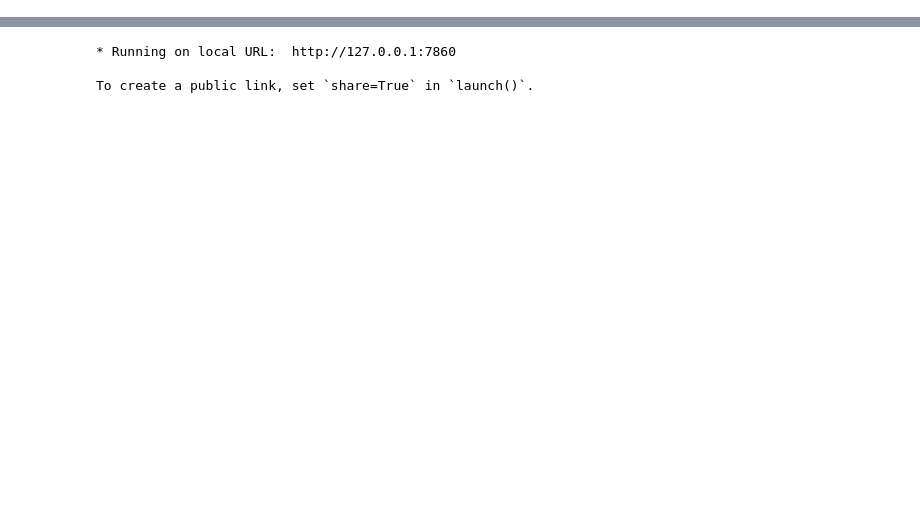
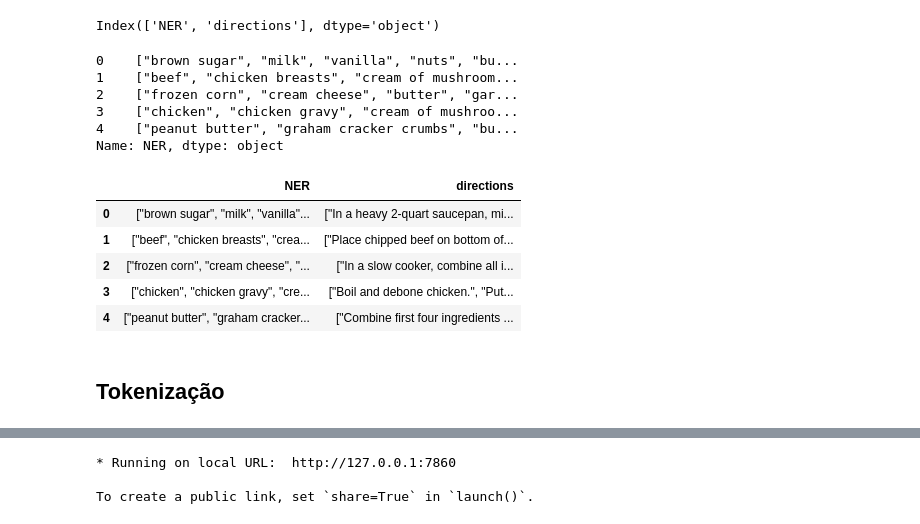
Before and after one commit to Malu-L/Projeto.NLP-2024, a Jupyter notebook: main.ipynb, the cells around one changed output, grey strips where cells are left out. Drawn from its saved outputs; the diff is of its cells as text; code cells hidden in the pictures; blank space fills up the shorter version.

```diff
--- a/main.ipynb
+++ b/main.ipynb
@@ -3,0 +16,5 @@
+# %%
+import pandas as pd
+
+df = pd.read_csv("datasets/full_dataset.csv", engine='python')
+print(df.head())
@@ -3,0 +35,25 @@
+# %%
+print(df.columns)
+# %% [output]
+Index(['NER', 'directions'], dtype='object')
+# %%
+df["NER"].head()
+# %% [output]
+0    ["brown sugar", "milk", "vanilla", "nuts", "bu...
+1    ["beef", "chicken breasts", "cream of mushroom...
+2    ["frozen corn", "cream cheese", "butter", "gar...
+3    ["chicken", "chicken gravy", "cream of mushroo...
+4    ["peanut butter", "graham cracker crumbs", "bu...
+Name: NER, dtype: object
+# %%
+df = df[['NER', 'directions']]
+df = df.dropna()
+
+df.head()
+# %% [output]
+|  | NER | directions |
+| 0 | ["brown sugar", "milk", "vanilla"... | ["In a heavy 2-quart saucepan, mi... |
+| 1 | ["beef", "chicken breasts", "crea... | ["Place chipped beef on bottom of... |
+| 2 | ["frozen corn", "cream cheese", "... | ["In a slow cooker, combine all i... |
+| 3 | ["chicken", "chicken gravy", "cre... | ["Boil and debone chicken.", "Put... |
+| 4 | ["peanut butter", "graham cracker... | ["Combine first four ingredients ... |
@@ -4 +74,3 @@
+# %% [markdown]
+## Tokenização
 # %%
```
Also changed, not shown: parts of 19 cells of this notebook, 3 other files.
